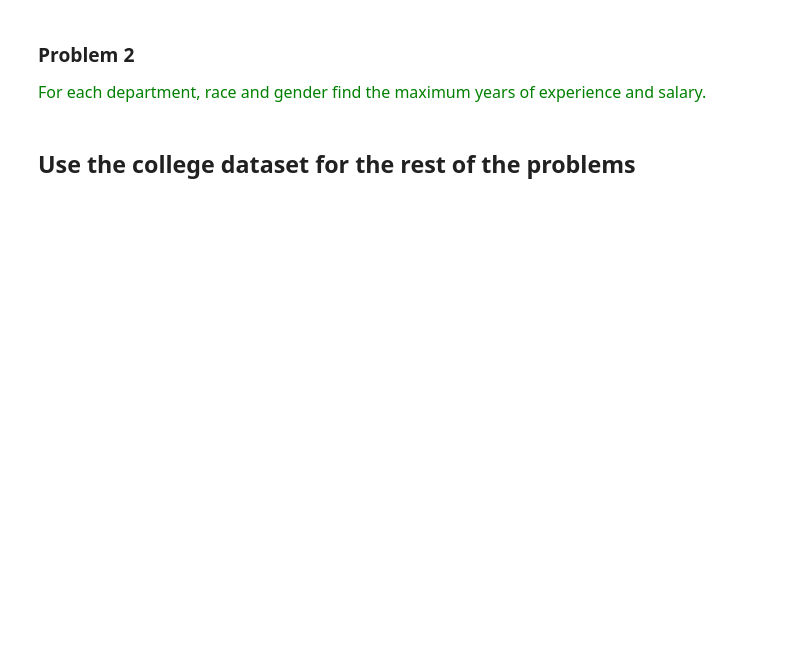
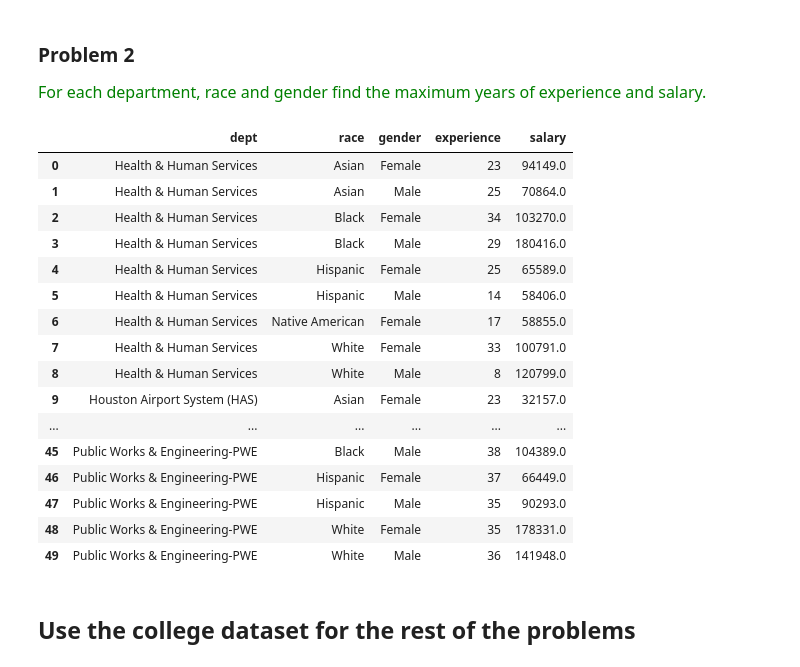
Before and after one commit to estefaniaakers/dunder-data, a Jupyter notebook: dunder-data-bootcamp/03. Grouping/02. Grouping and Aggregating with Multiple Columns.ipynb, the cells around one changed output. Drawn from its saved outputs; the diff is of its cells as text; code cells hidden in the pictures; blank space fills up the shorter version.

Commit message:
Bootcamp Day 2: Chapter 3: Grouping - 02. Grouping and Aggregating with GroupBy

```diff
--- a/dunder-data-bootcamp/03. Grouping/02. Grouping and Aggregating with Multiple Columns.ipynb
+++ b/dunder-data-bootcamp/03. Grouping/02. Grouping and Aggregating with Multiple Columns.ipynb
@@ -134,6 +313,26 @@ emp.groupby(['race', 'gender']).size().reset_index(name='size')
 # %% [markdown]
 ### Problem 2
 <span  style="color:green; font-size:16px">For each department, race and gender find the maximum years of experience and salary.</span>
+# %%
+emp.groupby(['dept', 'race', 'gender']).agg({'experience':'max', 'salary':'max'}).reset_index()
+# %% [output]
+|  | dept | race | gender | experience | salary |
+| 0 | Health & Human Services | Asian | Female | 23 | 94149.0 |
+| 1 | Health & Human Services | Asian | Male | 25 | 70864.0 |
+| 2 | Health & Human Services | Black | Female | 34 | 103270.0 |
+| 3 | Health & Human Services | Black | Male | 29 | 180416.0 |
+| 4 | Health & Human Services | Hispanic | Female | 25 | 65589.0 |
+| 5 | Health & Human Services | Hispanic | Male | 14 | 58406.0 |
+| 6 | Health & Human Services | Native American | Female | 17 | 58855.0 |
+| 7 | Health & Human Services | White | Female | 33 | 100791.0 |
+| 8 | Health & Human Services | White | Male | 8 | 120799.0 |
+| 9 | Houston Airport System (HAS) | Asian | Female | 23 | 32157.0 |
+| ... | ... | ... | ... | ... | ... |
+| 45 | Public Works & Engineering-PWE | Black | Male | 38 | 104389.0 |
+| 46 | Public Works & Engineering-PWE | Hispanic | Female | 37 | 66449.0 |
+| 47 | Public Works & Engineering-PWE | Hispanic | Male | 35 | 90293.0 |
+| 48 | Public Works & Engineering-PWE | White | Female | 35 | 178331.0 |
+| 49 | Public Works & Engineering-PWE | White | Male | 36 | 141948.0 |
 # %% [markdown]
 ## Use the college dataset for the rest of the problems
 # %%
```
Also changed, not shown: parts of 34 cells of this notebook.
